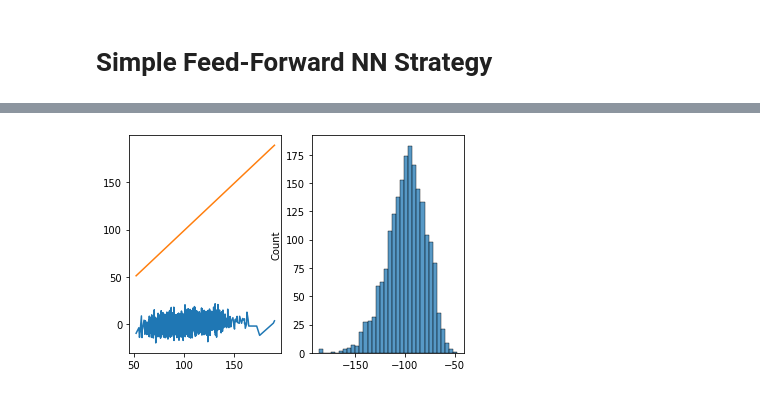
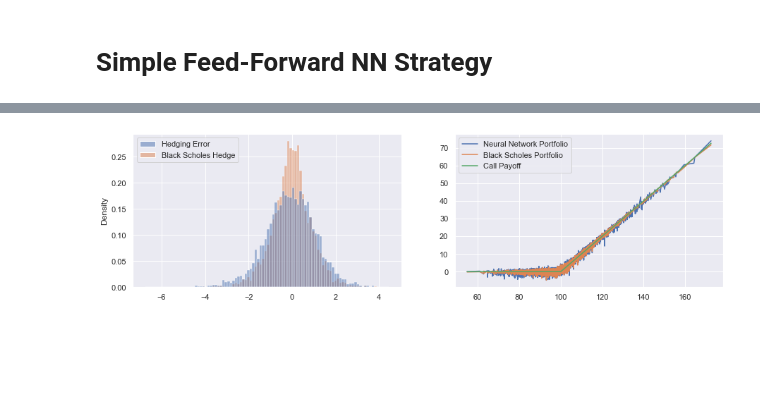
Before and after one commit to JurajZelman/deep-hedging, a Jupyter notebook: Deep Hedging Main.ipynb, the cells around one changed output, grey strips where cells are left out. Drawn from its saved outputs; the diff is of its cells as text; code cells hidden in the pictures; blank space fills up the shorter version.

```diff
--- a/Deep Hedging Main.ipynb
+++ b/Deep Hedging Main.ipynb
@@ -171,3 +308,3 @@ plt.show()
 # %%
 def claim(x):
-    return torch.max(x, initialPrice * torch.ones_like(x)) - initialPrice
+    return torch.max(x, torch.ones_like(x) * initialPrice) - initialPrice
@@ -174,12 +352,20 @@ def claim(x):
 # %%
+batchSize = 5000
+numBatches = 200
+
 progress = []
-loss = nn.MSELoss()
-strat = Strategy(100, numTradingDates)
-opt = torch.optim.Adam(strat.parameters(), lr = 0.01)
+loss = nn.HuberLoss()
+strat = Strategy1(100, numTradingDates)
+opt = torch.optim.Adam(strat.parameters(), lr = 0.05)
 
-for S in tqdm(bsGenerator(numBatches = 50, batchSize = 2000, numTradingDates = numTradingDates)):
+for S in tqdm(bsGenerator(initialPrice = initialPrice
+                          , volatility = volatility
+                          , numBatches = numBatches
+                          , batchSize = batchSize
+                          , numTradingDates = numTradingDates)):
     opt.zero_grad()
-    err = loss(strat(S), claim(S[:, -1]))
+
+    err = loss(strat(S)[0], claim(S[:, -1]))
     progress.append(err.item())
     err.backward()
     opt.step()
@@ -193,10 +379,24 @@ plt.show()
+# %%
+timePaths = np.linspace(timeToExpiry, 0, numTradingDates + 1)
+timePaths[-1] = 0.000001
+timePaths = np.matlib.repmat(timePaths, 5000, 1)
+blackScholesDelta = BlackScholesModel(S, initialPrice, riskFreeRate, 0, timePaths, volatility).bs_delta_hedge()
+blackScholesPrice = BlackScholesModel(S[:, 0], initialPrice, riskFreeRate, 0, timeToExpiry, volatility).bs_price()
+
+dS = np.diff(S, axis = 1)
+blackScholesHedgingProfit = np.sum(blackScholesDelta[:,:-1] * dS, axis = 1) + blackScholesPrice.detach().numpy()
 # %%
-x = torch.linspace(0,20,100)
 fig, ax = plt.subplots(1,2)
+results = pd.DataFrame([strat(S)[0].detach().numpy() - claim(S[:,-1]).detach().numpy()
+                        , blackScholesHedgingProfit - claim(S[:,-1]).detach().numpy()]).transpose()
+
+results.columns = ['Hedging Error', 'Black Scholes Hedge']
 with torch.no_grad():
-    sns.histplot(strat(S) - claim(S[:,-1]), ax = ax[1])
-    sns.lineplot(x = S[:,-1], y = strat(S), ax=ax[0] )
-    sns.lineplot(x = S[:,-1], y = claim(S[:,-1]), ax=ax[0] )
+    sns.histplot(results, stat = 'density', ax = ax[0])
+    sns.lineplot(x = S[:,-1], y = strat(S)[0], ax=ax[1])
+    sns.lineplot(x = S[:, -1], y = blackScholesHedgingProfit, ax = ax[1])
+    sns.lineplot(x = S[:,-1], y = claim(S[:,-1]), ax=ax[1])
+    plt.legend(['Neural Network Portfolio', 'Black Scholes Portfolio', 'Call Payoff'])
 plt.show()
 # %% [output]
-[figure, old version]
+[figure, new version]
```
Also changed, not shown: parts of 26 cells of this notebook.
